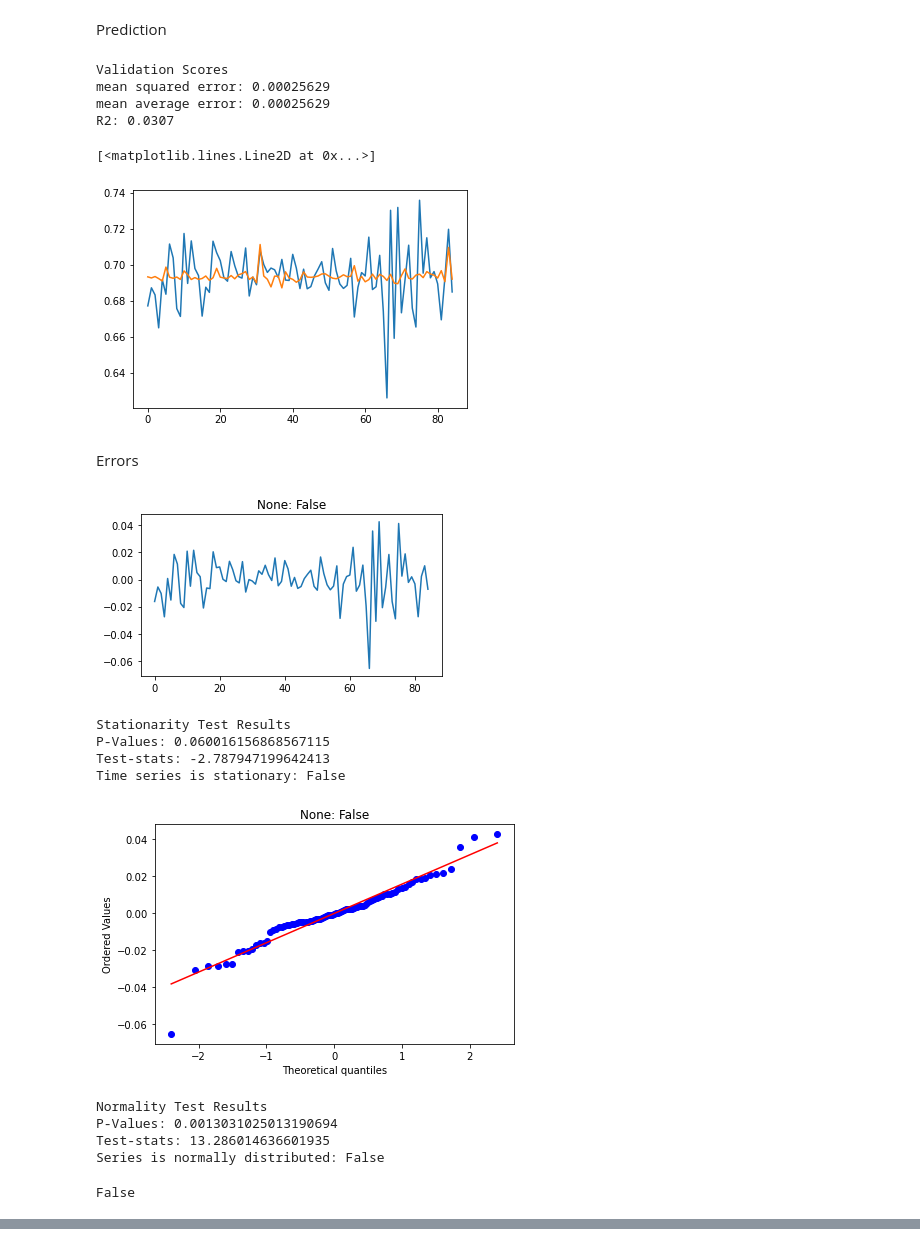
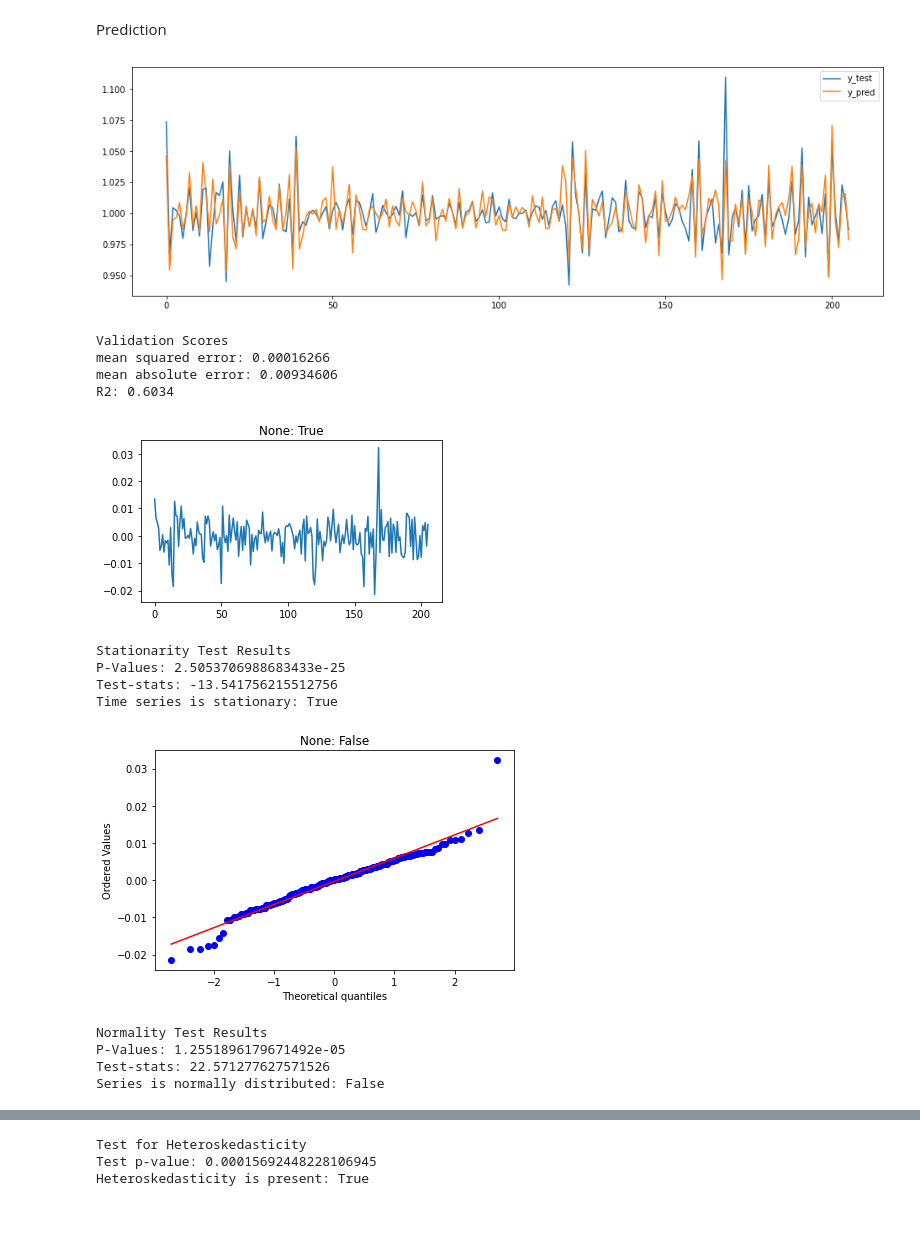
Before and after one commit to lukasgrahl/bachelor, a Jupyter notebook: notebooks/work_data.ipynb, the cells around one changed output, grey strips where cells are left out. Cells and saved outputs as stored; diff of their text form; code cells hidden in the pictures; blank space fills up the shorter version.

```diff
--- a/notebooks/work_data.ipynb
+++ b/notebooks/work_data.ipynb
@@ -43,4 +40,9 @@ df_w = shift_var_relative_to_df(df_w, shift_var="sp_close", new_var_name=["sp_cl
 ('nan format unknonw',)
 Unknown columns found
 ['date', 'date_week']
+# %%
+# select relevant data
+df_w = df_all.drop(data_dict["data_cols"]["fears"], axis=1)
+df_w = cut_to_weekly_data(df_w).reset_index(drop=True).copy()
+df_w = shift_var_relative_to_df(df_w, shift_var="sp_close", new_var_name=["sp_close_lag1", "sp_close_lag2", "sp_close_lag3"], no_lags=[-1, -2, -3])
 # %%
@@ -237,35 +242,23 @@ resid = y_test - y_pred
-# %%
-from sklearn.metrics import r2_score
-print("Validation Scores")
-print(f'mean squared error: {round(np.mean((y_pred - y_test) ** 2), 8)}')
-print(f'mean average error: {round(np.mean((y_pred - y_test) ** 2), 8)}')
-print(f'R2: {round(r2_score(y_test, y_pred), 4)}')
-# %% [output]
-Validation Scores
-mean squared error: 0.00025629
-mean average error: 0.00025629
-R2: 0.0307
-# %%
-plt.plot(y_test)
-plt.plot(y_pred)
-# %% [output]
-[<matplotlib.lines.Line2D at 0x...>]
-[figure, removed]
-# %% [markdown]
-Errors
-# %%
-stest = StatsTest(print_results=True)
-stest.arr_stationarity_adfuller(resid)
-stest.arr_test_normality(resid)
-# %% [output]
-[figure, removed]
-Stationarity Test Results
-P-Values: 0.060016156868567115
-Test-stats: -2.787947199642413
-Time series is stationary: False
-[figure, removed]
-Normality Test Results
-P-Values: 0.0013031025013190694
-Test-stats: 13.286014636601935
-Series is normally distributed: False
-False
+# %%
+mval = ModelValidation(X_test,
+                y_test,
+                model,
+                data_dict)
+mval.get_model_performance()
+mval.analyse_resids(print_results=True)
+# %% [output]
+[figure, added]
+Validation Scores
+mean squared error: 0.00016266
+mean absolute error: 0.00934606
+R2: 0.6034
+[figure, added]
+Stationarity Test Results
+P-Values: 2.5053706988683433e-25
+Test-stats: -13.541756215512756
+Time series is stationary: True
+[figure, added]
+Normality Test Results
+P-Values: 1.2551896179671492e-05
+Test-stats: 22.571277627571526
+Series is normally distributed: False
@@ -272,3 +266,6 @@ False
+Test for Heteroskedasticity
+Test p-value: 0.00015692448228106945
+Heteroskedasticity is present: True
 # %%
 def rand_jitter(arr):
     stdev = .01 * (max(arr) - min(arr))
```
Also changed, not shown: parts of 28 cells of this notebook, 1 other file.
